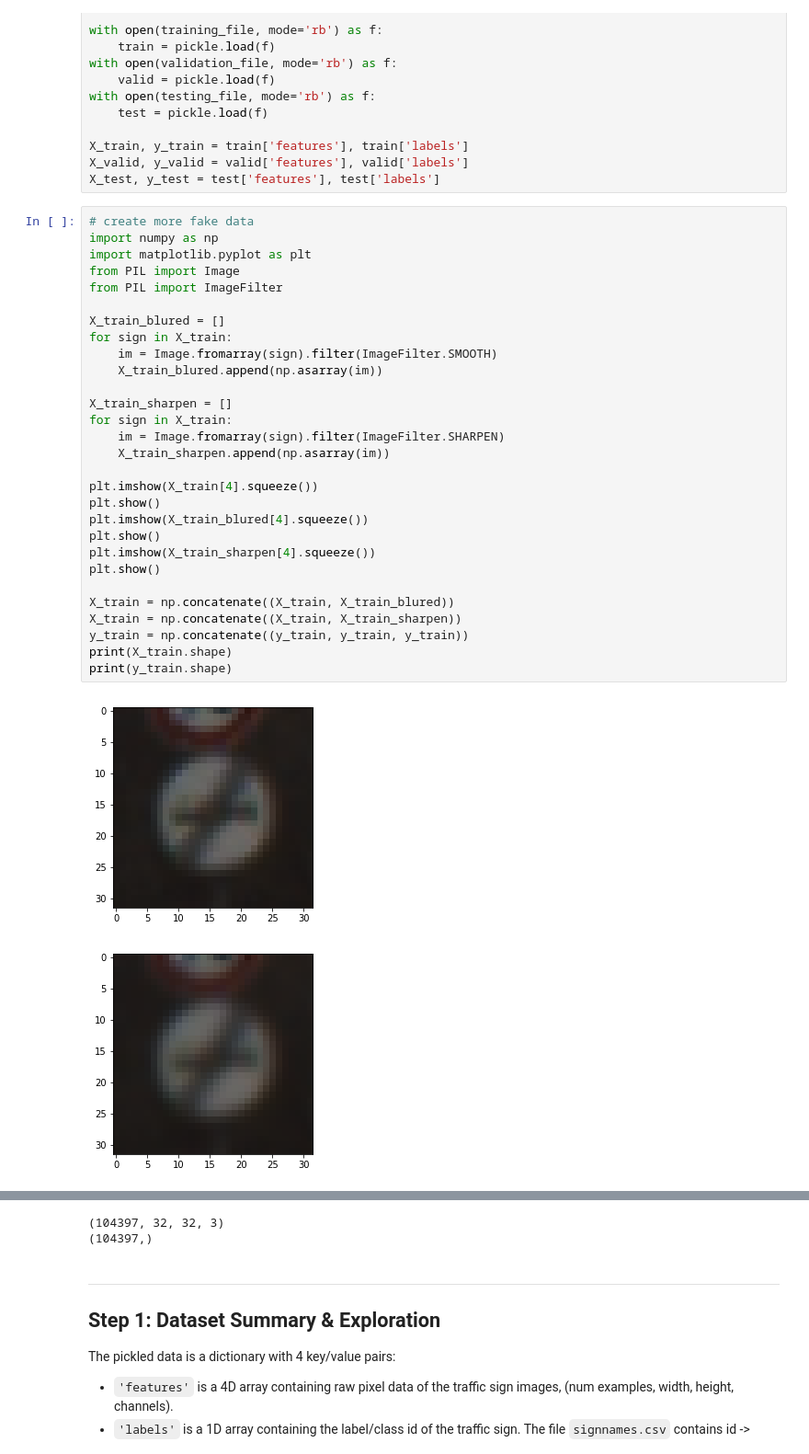
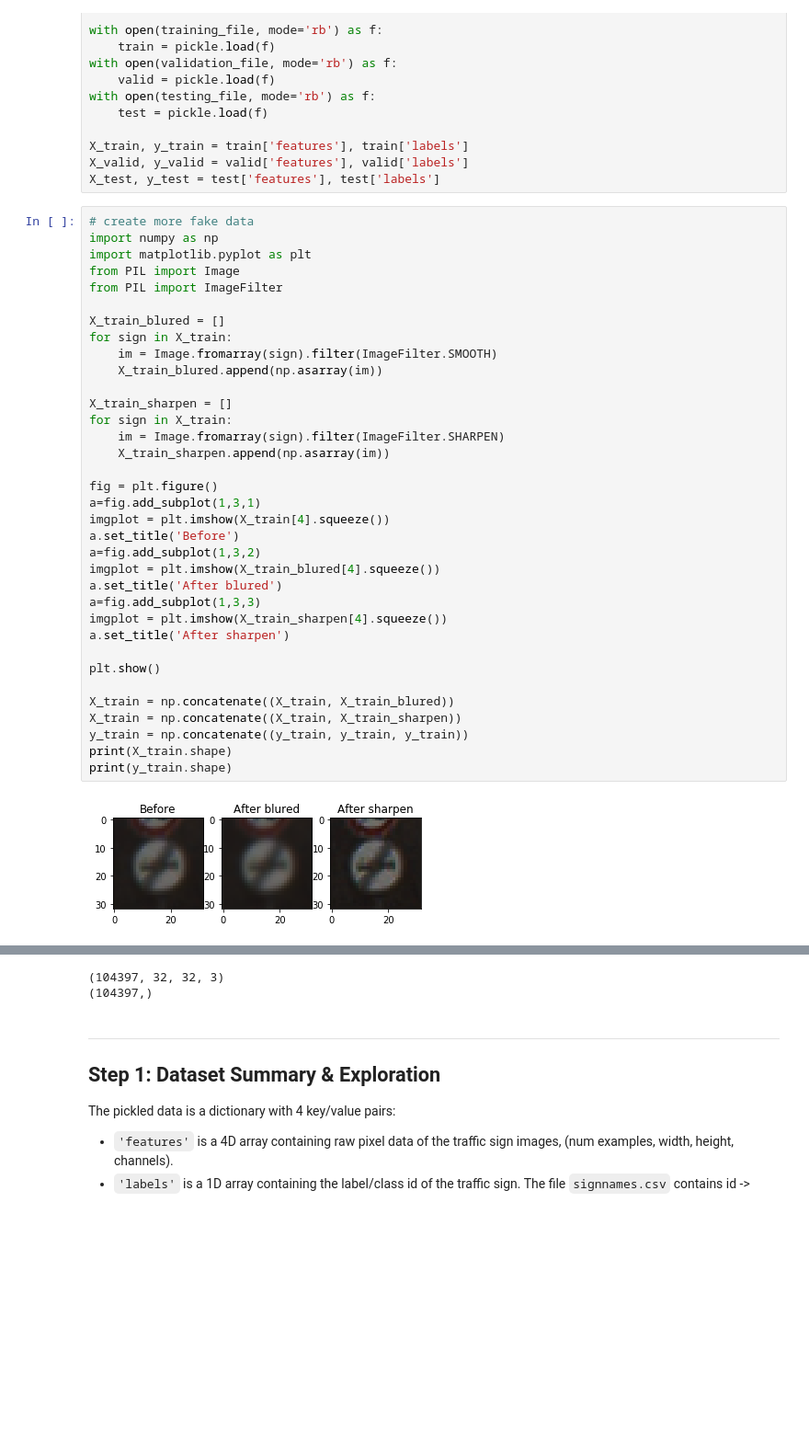
Before and after one commit to odats/CarND-Traffic-Sign-Classifier-Project, a Jupyter notebook: Traffic_Sign_Classifier.ipynb, the cells around one changed output, grey strips where cells are left out. Shown at 92% size. Drawn from its saved outputs; the diff is of its cells as text; blank space fills up the shorter version.

```diff
--- a/Traffic_Sign_Classifier.ipynb
+++ b/Traffic_Sign_Classifier.ipynb
@@ -42,32 +42,37 @@ X_test, y_test = test['features'], test['labels']
 # %%
 # create more fake data
 import numpy as np
 import matplotlib.pyplot as plt
 from PIL import Image
 from PIL import ImageFilter
 
 X_train_blured = []
 for sign in X_train:
     im = Image.fromarray(sign).filter(ImageFilter.SMOOTH)
     X_train_blured.append(np.asarray(im))
 
 X_train_sharpen = []
 for sign in X_train:
     im = Image.fromarray(sign).filter(ImageFilter.SHARPEN)
     X_train_sharpen.append(np.asarray(im))
 
-plt.imshow(X_train[4].squeeze())
-plt.show()
-plt.imshow(X_train_blured[4].squeeze())
-plt.show()
-plt.imshow(X_train_sharpen[4].squeeze())
+fig = plt.figure()
+a=fig.add_subplot(1,3,1)
+imgplot = plt.imshow(X_train[4].squeeze())
+a.set_title('Before')
+a=fig.add_subplot(1,3,2)
+imgplot = plt.imshow(X_train_blured[4].squeeze())
+a.set_title('After blured')
+a=fig.add_subplot(1,3,3)
+imgplot = plt.imshow(X_train_sharpen[4].squeeze())
+a.set_title('After sharpen')
+
 plt.show()
 
 X_train = np.concatenate((X_train, X_train_blured))
 X_train = np.concatenate((X_train, X_train_sharpen))
 y_train = np.concatenate((y_train, y_train, y_train))
 print(X_train.shape)
 print(y_train.shape)
 # %% [output]
-[figure, old version]
+[figure, new version]
-[figure, removed]
```
Also changed, not shown: parts of 8 cells of this notebook, 5 other files.
